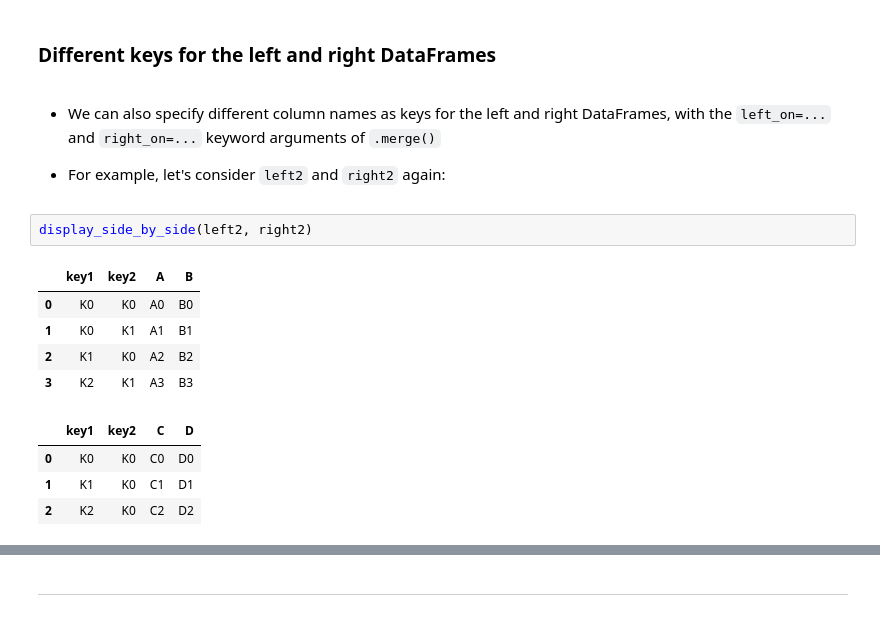
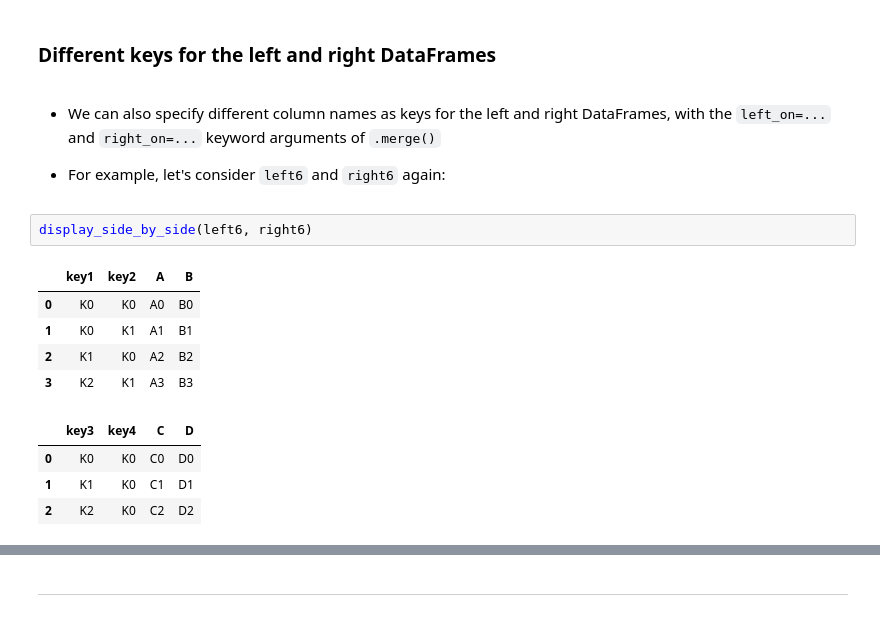
Before and after one commit to usna-dwv/lesson-combining-data, a Jupyter notebook: Lesson 19 Combining Data in Pandas.ipynb, the cells around one changed output, grey strips where cells are left out. Cells and saved outputs as stored; diff of their text form.

Commit message:
Made example on merging with different keys easier to understand

```diff
--- a/Lesson 19 Combining Data in Pandas.ipynb
+++ b/Lesson 19 Combining Data in Pandas.ipynb
@@ -398,17 +401,17 @@ left5.merge(right5, on='key', suffixes=('left', 'right'))
 - We can also specify different column names as keys for the left and right DataFrames, with the `left_on=...` and `right_on=...` keyword arguments of `.merge()`
 
 
-- For example, let's consider `left2` and `right2` again:
+- For example, let's consider `left6` and `right6` again:
-# %%
-display_side_by_side(left2, right2)
-# %% [output]
-|  | key1 | key2 | A | B |
-| 0 | K0 | K0 | A0 | B0 |
-| 1 | K0 | K1 | A1 | B1 |
-| 2 | K1 | K0 | A2 | B2 |
-| 3 | K2 | K1 | A3 | B3 |
-|  | key1 | key2 | C | D |
-| 0 | K0 | K0 | C0 | D0 |
-| 1 | K1 | K0 | C1 | D1 |
-| 2 | K2 | K0 | C2 | D2 |
+# %%
+display_side_by_side(left6, right6)
+# %% [output]
+|  | key1 | key2 | A | B |
+| 0 | K0 | K0 | A0 | B0 |
+| 1 | K0 | K1 | A1 | B1 |
+| 2 | K1 | K0 | A2 | B2 |
+| 3 | K2 | K1 | A3 | B3 |
+|  | key3 | key4 | C | D |
+| 0 | K0 | K0 | C0 | D0 |
+| 1 | K1 | K0 | C1 | D1 |
+| 2 | K2 | K0 | C2 | D2 |
 # %% [markdown]
```
Also changed, not shown: parts of 3 cells of this notebook, 2 other files.
